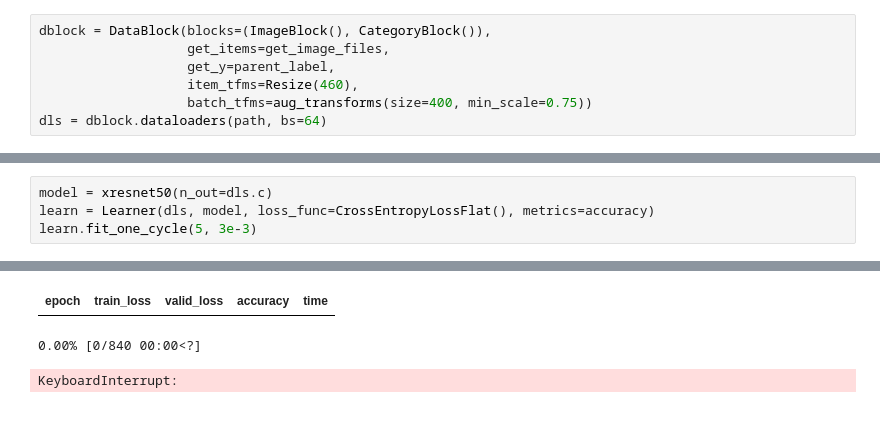
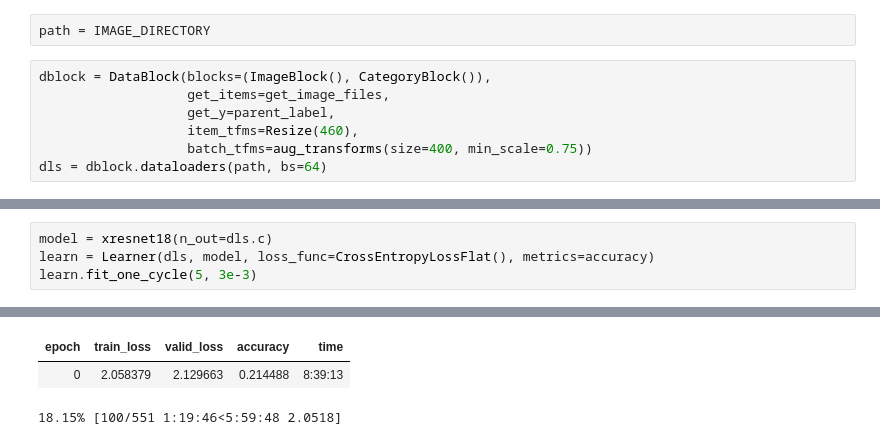
Before and after one commit to mreeks91/beesness, a Jupyter notebook: model_training.ipynb, the cells around one changed output, grey strips where cells are left out. Drawn from its saved outputs; the diff is of its cells as text; blank space fills up the shorter version.

```diff
--- a/model_training.ipynb
+++ b/model_training.ipynb
@@ -6,3 +5,5 @@ path = 'D:/Bees/Images'
+# %%
+path = IMAGE_DIRECTORY
 # %%
 dblock = DataBlock(blocks=(ImageBlock(), CategoryBlock()),
                    get_items=get_image_files,
@@ -37,5 +18,5 @@ Building one sample
 # %%
-model = xresnet50(n_out=dls.c)
+model = xresnet18(n_out=dls.c)
 learn = Learner(dls, model, loss_func=CrossEntropyLossFlat(), metrics=accuracy)
 learn.fit_one_cycle(5, 3e-3)
 # %% [output]
@@ -43,3 +24,3 @@ learn.fit_one_cycle(5, 3e-3)
 | epoch | train_loss | valid_loss | accuracy | time |
+| 0 | 2.058379 | 2.129663 | 0.214488 | 8:39:13 |
-0.00% [0/840 00:00<?]
+18.15% [100/551 1:19:46<5:59:48 2.0518]
-KeyboardInterrupt:
```
Also changed, not shown: parts of 5 cells of this notebook, 3 other files.
